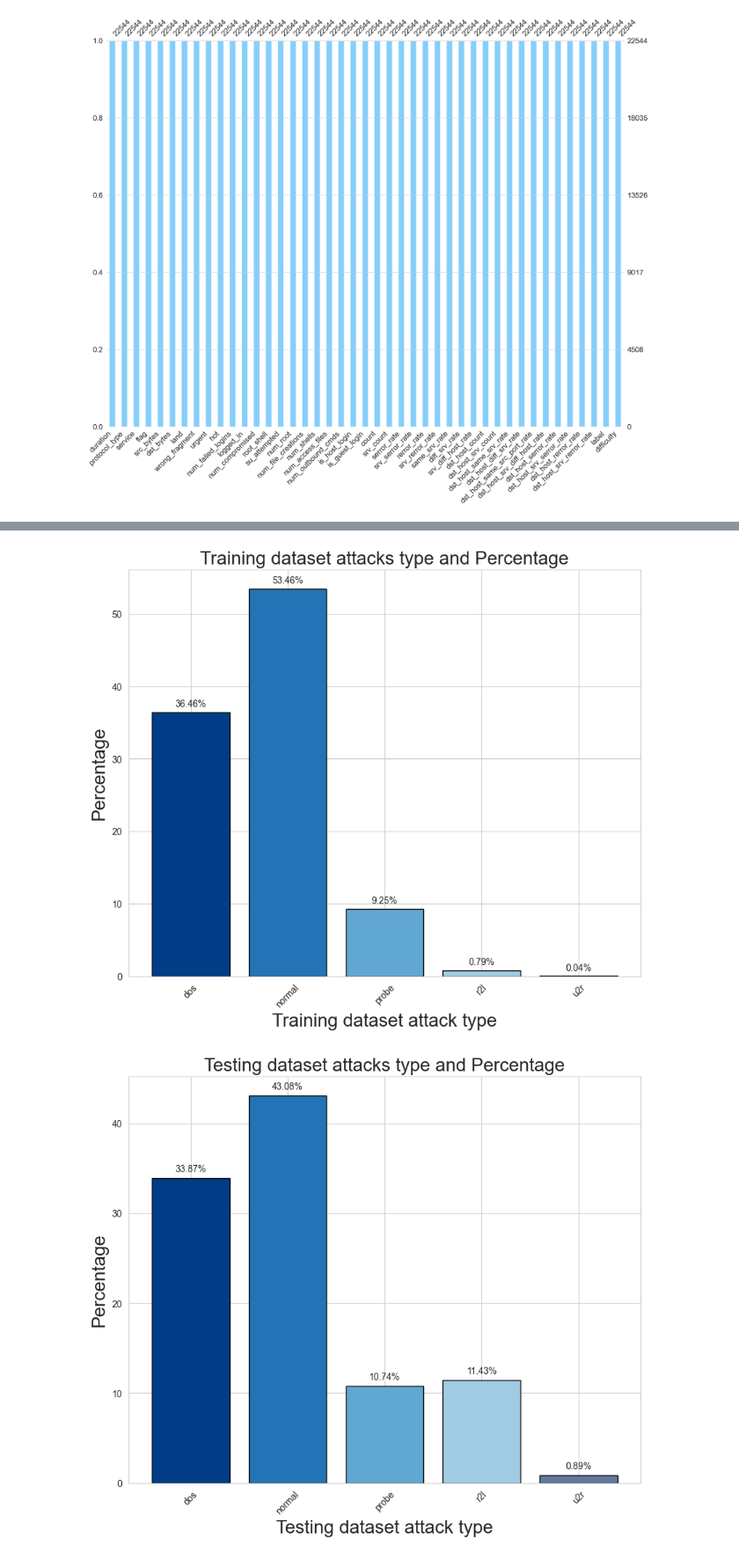
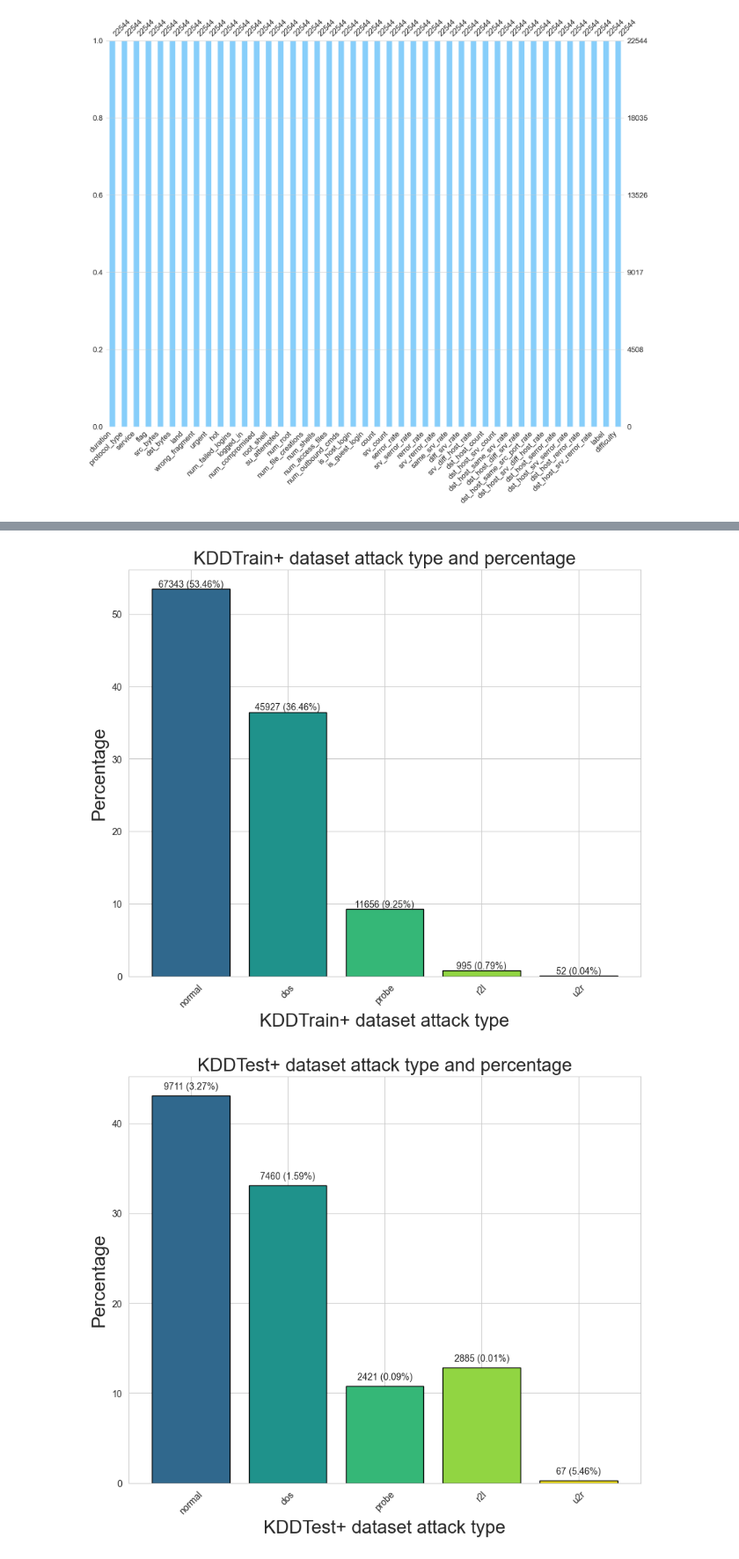
Before and after one commit to DarrylXzq/CTCS, a Jupyter notebook: attack_datasets/NSL-KDD/Explore_Data_Analysis.ipynb, the cells around one changed output, grey strips where cells are left out. Shown at 88% size. Drawn from its saved outputs; the diff is of its cells as text; code cells hidden in the pictures.

```diff
--- a/attack_datasets/NSL-KDD/Explore_Data_Analysis.ipynb
+++ b/attack_datasets/NSL-KDD/Explore_Data_Analysis.ipynb
@@ -164,37 +170,61 @@ with open(r'D:\Download\zyFile\Cyberthreat_Cognitive_System\CTCS_Code\attack_dat
 train_data['label'] = train_data['label'].map(attack_mapping)
 test_data['label'] = test_data['label'].map(attack_mapping)
 # %%
-percent_data = (train_data.groupby('label').size())/train_data.shape[0] * 100
-fig = plt.figure(figsize = (10,8))
-r_ = [round(each, 2) for each in percent_data.values]
+# 计算每个标签的百分比
+percent_data = (train_data.groupby('label').size()) / train_data.shape[0] * 100
+# 定义自定义排序的顺序
+custom_order = ['normal', 'dos', 'probe', 'r2l', 'u2r']
+# 对 percent_data 进行重新排序以匹配自定义顺序
+percent_data = percent_data.loc[custom_order]
+# 获取每个标签的具体数量
+count_data = train_data.groupby('label').size().loc[custom_order]
+# 准备绘图
+fig = plt.figure(figsize=(10, 8))
 ax = fig.add_subplot(111)
-ax.bar(percent_data.index, percent_data.values, color = ['#003d86', '#2373b6', '#60a7d2', '#a1cbe3', "#60799d"], edgecolor = 'black')
-ax.set_xticklabels(percent_data.index, rotation = 45)
-ax.set_xlabel("Training dataset attack type", fontsize = 20)
-ax.set_ylabel("Percentage", fontsize = 20)
-ax.set_title("Training dataset attacks type and Percentage", fontsize = 20)
-
-for i in range(len(percent_data.values)):
-    plt.annotate(f"{r_[i]}%", xy=(percent_data.index[i],percent_data.values[i]+0.5), ha='center', va='bottom')
+# 绘制条形图
+ax.bar(percent_data.index, percent_data.values, color=['#30688D', '#1F928B', '#35B777', '#91D542', '#F8E620'], edgecolor='black')
+# 设置轴标签和标题
+ax.set_xticklabels(percent_data.index, rotation=45)
+ax.set_xlabel("KDDTrain+ dataset attack type", fontsize=20)
+ax.set_ylabel("Percentage", fontsize=20)
+ax.set_title("KDDTrain+ dataset attack type and percentage", fontsize=20)
+# 在每个条形上方添加百分比和具体数量
+for i, (label, value) in enumerate(percent_data.items()):
+    ax.annotate(f"{count_data[label]} ({value:.2f}%)",
+                xy=(i, value), ha='center', va='bottom')
+# 显示图表
 plt.show()
 # %% [output]
-[figure, old version]
+[figure, new version]
 # %%
-percent_data = (test_data.groupby('label').size())/test_data.shape[0] * 100
-fig = plt.figure(figsize = (10,8))
-r_ = [round(each, 2) for each in percent_data.values]
+# 计算每个标签的百分比
+percent_data = (test_data.groupby('label').size()) / test_data.shape[0] * 100
+# 获取每个标签的具体数量
+count_data = test_data.groupby('label').size()
+# 定义自定义排序的顺序
+custom_order = ['normal', 'dos', 'probe', 'r2l', 'u2r']
+# 对 percent_data 进行重新排序以匹配自定义顺序
+percent_data = percent_data.loc[custom_order]
+count_data = count_data.loc[custom_order]
+# 准备绘图
+fig = plt.figure(figsize=(10, 8))
 ax = fig.add_subplot(111)
-ax.bar(percent_data.index, percent_data.values, color = ['#003d86', '#2373b6', '#60a7d2', '#a1cbe3', "#60799d"], edgecolor = 'black')
-ax.set_xticklabels(percent_data.index, rotation = 45)
-ax.set_xlabel("Testing dataset attack type", fontsize = 20)
-ax.set_ylabel("Percentage", fontsize = 20)
-ax.set_title("Testing dataset attacks type and Percentage", fontsize = 20)
-
-for i in range(len(percent_data.values)):
-    plt.annotate(f"{r_[i]}%", xy=(percent_data.index[i],percent_data.values[i]+0.5), ha='center', va='bottom')
+# 绘制条形图
+ax.bar(percent_data.index, percent_data.values, color=['#30688D', '#1F928B', '#35B777', '#91D542', '#F8E620'], edgecolor='black')
+# 设置轴标签和标题
+ax.set_xticklabels(percent_data.index, rotation=45)
+ax.set_xlabel("KDDTest+ dataset attack type", fontsize=20)
+ax.set_ylabel("Percentage", fontsize=20)
+ax.set_title("KDDTest+ dataset attack type and percentage", fontsize=20)
+# 在每个条形上方添加具体数量和百分比
+for i, label in enumerate(custom_order):
+    count = count_data[label]
+    percentage = r_[i]
+    ax.annotate(f"{count} ({percentage}%)", xy=(i, percent_data[label]+0.5), ha='center', va='bottom')
+# 显示图表
 plt.show()
 # %% [output]
-[figure, old version]
+[figure, new version]
 # %%
 import matplotlib.pyplot as plt
 
```
Also changed, not shown: parts of 11 cells of this notebook, 29 other files.
